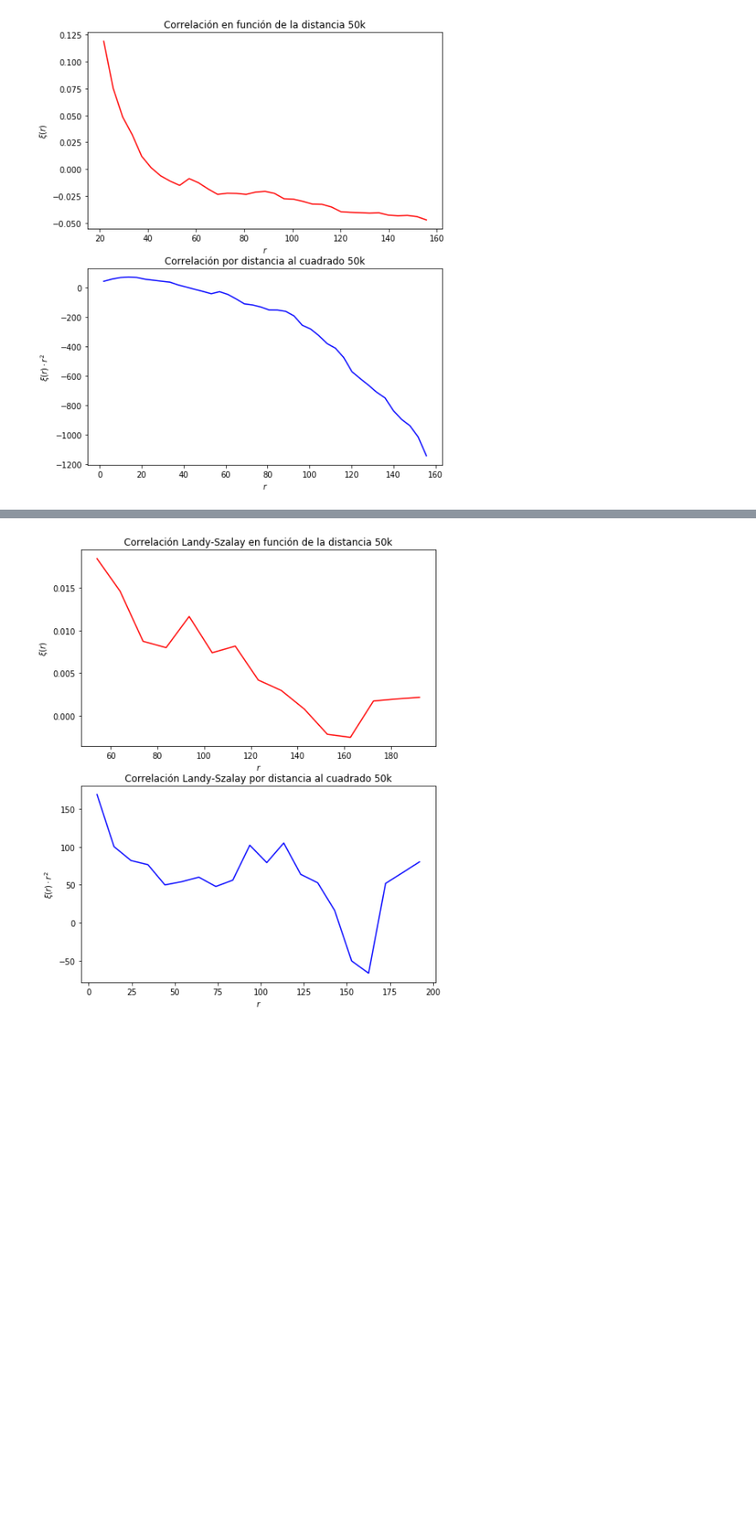
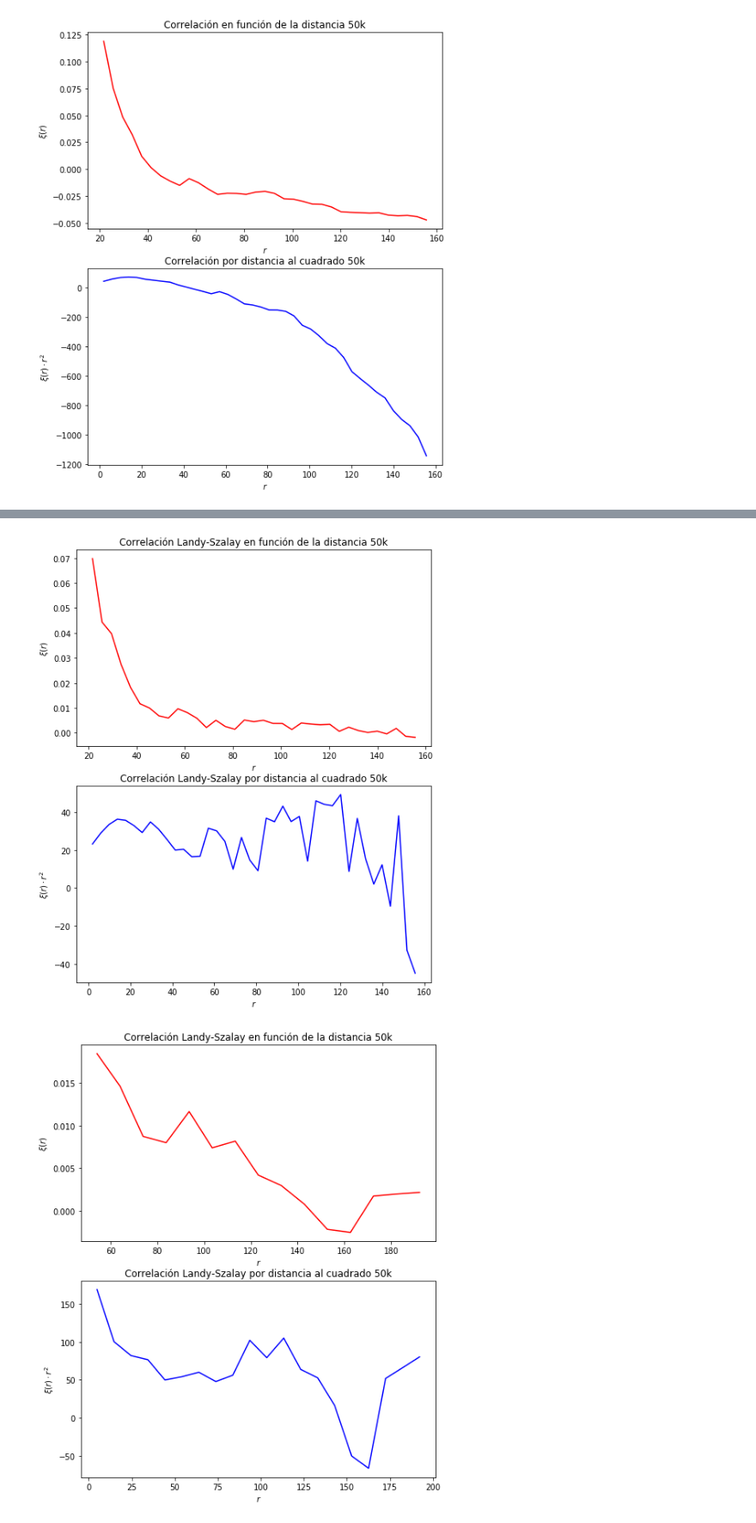
Before and after one commit to DCIDA2019/da2020-ChavezUriel, a Jupyter notebook: Remoto_Semana6/Semana6.ipynb, the cells around one changed output, grey strips where cells are left out. Shown at 86% size. Cells and saved outputs as stored; diff of their text form; code cells hidden in the pictures; blank space fills up the shorter version.

```diff
--- a/Remoto_Semana6/Semana6.ipynb
+++ b/Remoto_Semana6/Semana6.ipynb
@@ -206,3 +206,7 @@ graf(compactbins(ksils20k,5),[" Landy-Szalay","20k"],recorte=[0,20])
+# %%
+graf(compactbins(ksils50k,2),[" Landy-Szalay","50k"],recorte=[0,40])
+# %% [output]
+[figure, added]
 # %%
 graf(compactbins(ksils50k,5),[" Landy-Szalay","50k"],recorte=[0,20])
 # %% [output]
```
Also changed, not shown: parts of 3 cells of this notebook.
